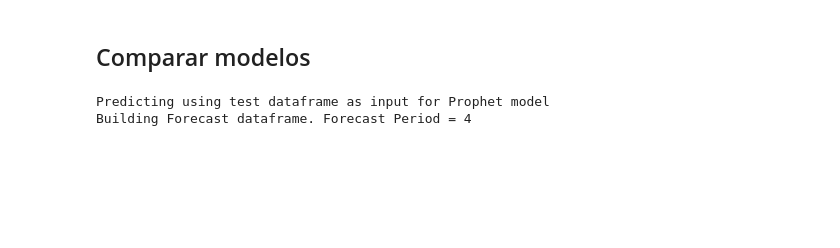
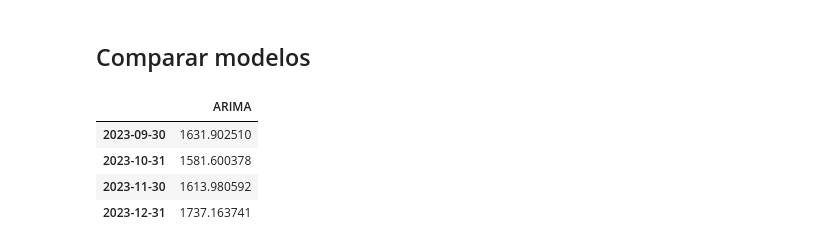
Before and after one commit to LuisMB09/lab_analisis_datos, a Jupyter notebook: examen-2do-parcial.ipynb, the cells around one changed output. Cells and saved outputs as stored; diff of their text form; code cells hidden in the pictures; blank space fills up the shorter version.

```diff
--- a/examen-2do-parcial.ipynb
+++ b/examen-2do-parcial.ipynb
@@ -320,13 +364,16 @@ Total fit time: 1.687 seconds
 # %% [markdown]
 ## Comparar modelos
 # %%
-forecast_autots = model.predict(testdata=test_df_ar)
 forecast_arima = model_arima.predict(n_periods=len(test_df_ar))
 forecast = pd.DataFrame()
-forecast['AutoTs'] = forecast_autots['yhat']
 forecast['ARIMA'] = forecast_arima
-# %% [output]
-Predicting using test dataframe as input for Prophet model
-Building Forecast dataframe. Forecast Period = 4
+# %%
+forecast
+# %% [output]
+|  | ARIMA |
+| 2023-09-30 | 1631.902510 |
+| 2023-10-31 | 1581.600378 |
+| 2023-11-30 | 1613.980592 |
+| 2023-12-31 | 1737.163741 |
 # %%
 plt.figure(figsize=(12,6))
```
Also changed, not shown: parts of 7 cells of this notebook.
